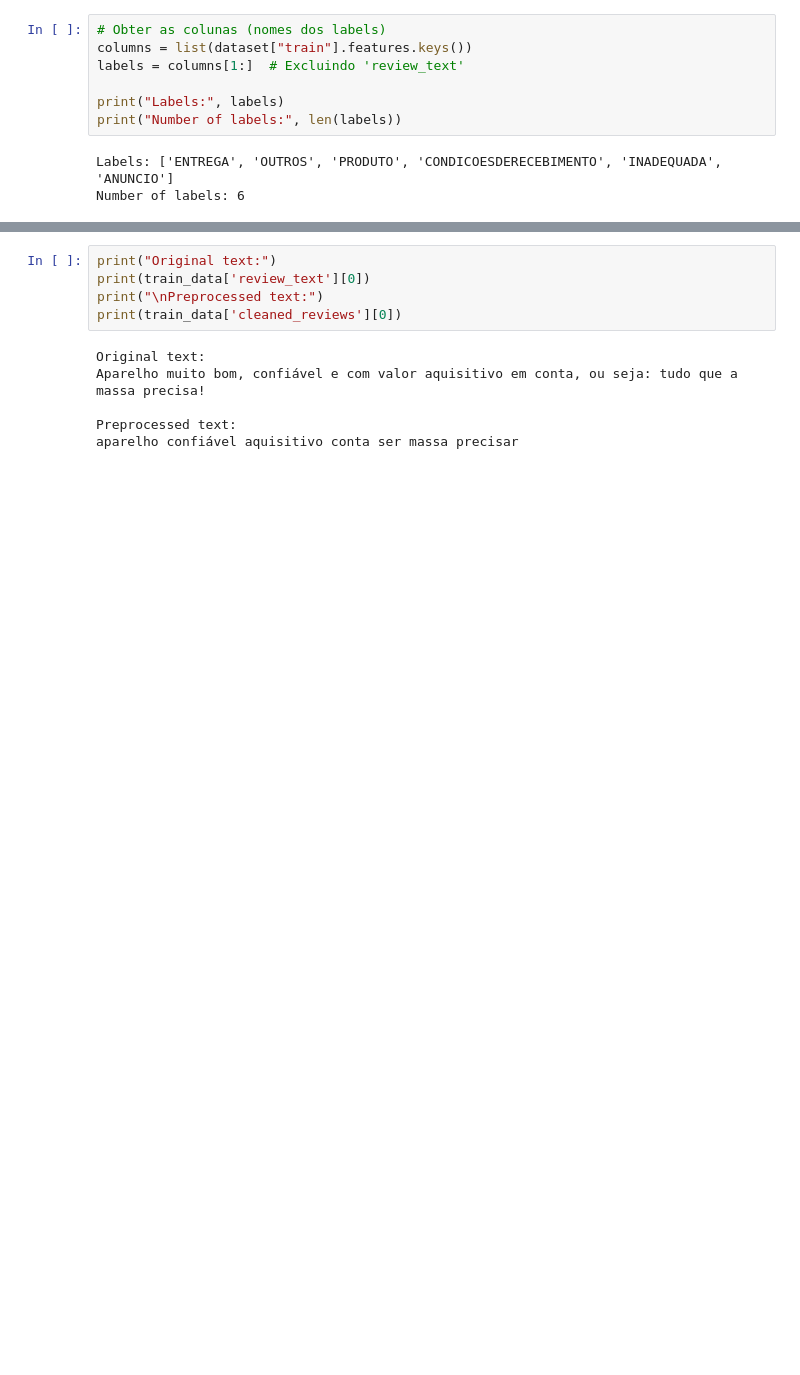
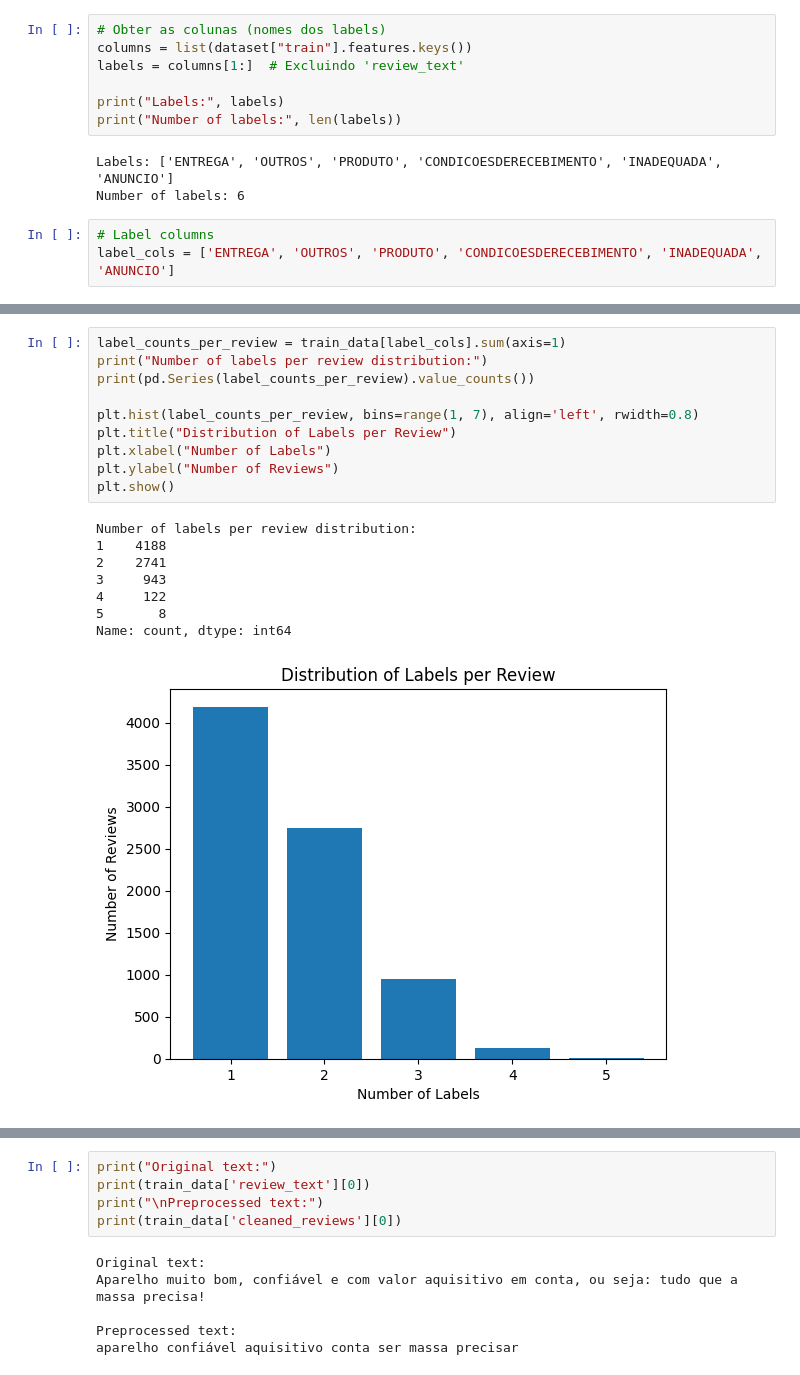
Before and after one commit to martapereira0/NLP-Text_Classification, a Jupyter notebook: main.ipynb, the cells around one changed output, grey strips where cells are left out. Cells and saved outputs as stored; diff of their text form; blank space fills up the shorter version.

Commit message:
EDA and word distribution

```diff
--- a/main.ipynb
+++ b/main.ipynb
@@ -55,4 +93,7 @@ print("Number of labels:", len(labels))
 # %% [output]
 Labels: ['ENTREGA', 'OUTROS', 'PRODUTO', 'CONDICOESDERECEBIMENTO', 'INADEQUADA', 'ANUNCIO']
 Number of labels: 6
+# %%
+# Label columns
+label_cols = ['ENTREGA', 'OUTROS', 'PRODUTO', 'CONDICOESDERECEBIMENTO', 'INADEQUADA', 'ANUNCIO']
 # %%
@@ -81 +117,20 @@ plt.show()
 [figure]
+# %%
+label_counts_per_review = train_data[label_cols].sum(axis=1)
+print("Number of labels per review distribution:")
+print(pd.Series(label_counts_per_review).value_counts())
+
+plt.hist(label_counts_per_review, bins=range(1, 7), align='left', rwidth=0.8)
+plt.title("Distribution of Labels per Review")
+plt.xlabel("Number of Labels")
+plt.ylabel("Number of Reviews")
+plt.show()
+# %% [output]
+Number of labels per review distribution:
+1    4188
+2    2741
+3     943
+4     122
+5       8
+Name: count, dtype: int64
+[figure, added]
```
Also changed, not shown: parts of 33 cells of this notebook.
